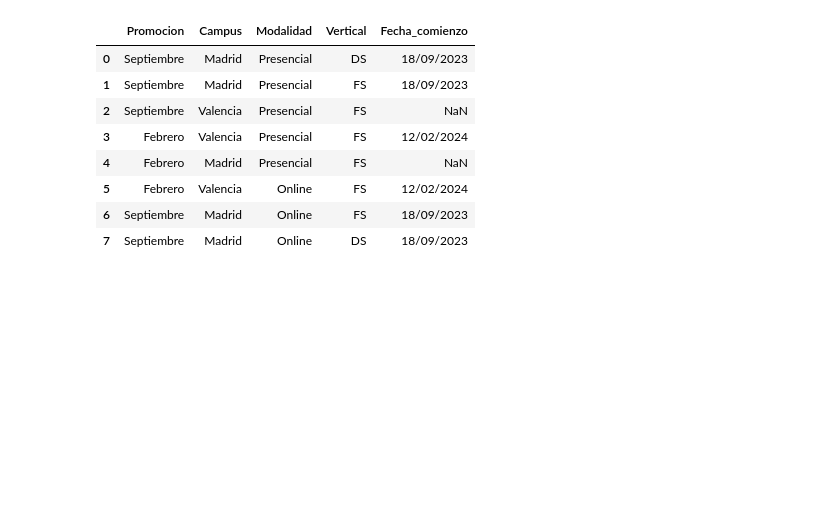
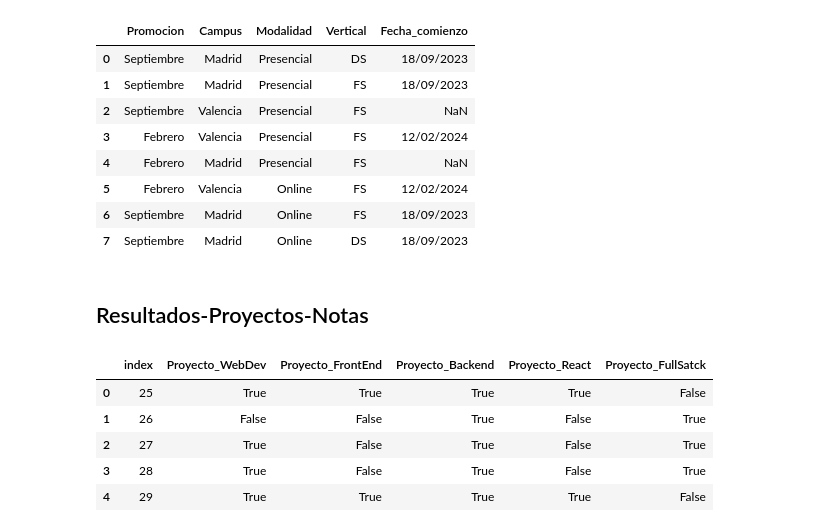
Before and after one commit to mikelMondragon/grupo_cuatro_DB, a Jupyter notebook: notebooks/csv_3_4.ipynb, the cells around one changed output. Cells and saved outputs as stored; diff of their text form; code cells hidden in the pictures; blank space fills up the shorter version.

Commit message:
notas

```diff
--- a/notebooks/csv_3_4.ipynb
+++ b/notebooks/csv_3_4.ipynb
@@ -577,3 +575,24 @@ df_merged
 | 7 | Septiembre | Madrid | Online | DS | 18/09/2023 |
 # %%
 # no tenemos en claustro DS Febrero...
+# %% [markdown]
+## Resultados-Proyectos-Notas
+# %%
+columnas_proyectos = [
+    'Proyecto_WebDev',
+    'Proyecto_FrontEnd',
+    'Proyecto_Backend',
+    'Proyecto_React',
+    'Proyecto_FullSatck'
+]
+
+notas34 = df_34[columnas_proyectos].replace({'Apto': True, 'No Apto': False}).reset_index()
+notas34['index'] = range(25, 25 + len(notas34))
+notas34.head()
+# %% [output]
+|  | index | Proyecto_WebDev | Proyecto_FrontEnd | Proyecto_Backend | Proyecto_React | Proyecto_FullSatck |
+| 0 | 25 | True | True | True | True | False |
+| 1 | 26 | False | False | True | False | True |
+| 2 | 27 | True | False | True | False | True |
+| 3 | 28 | True | False | True | False | True |
+| 4 | 29 | True | True | True | True | False |
```
Also changed, not shown: parts of 2 cells of this notebook.
